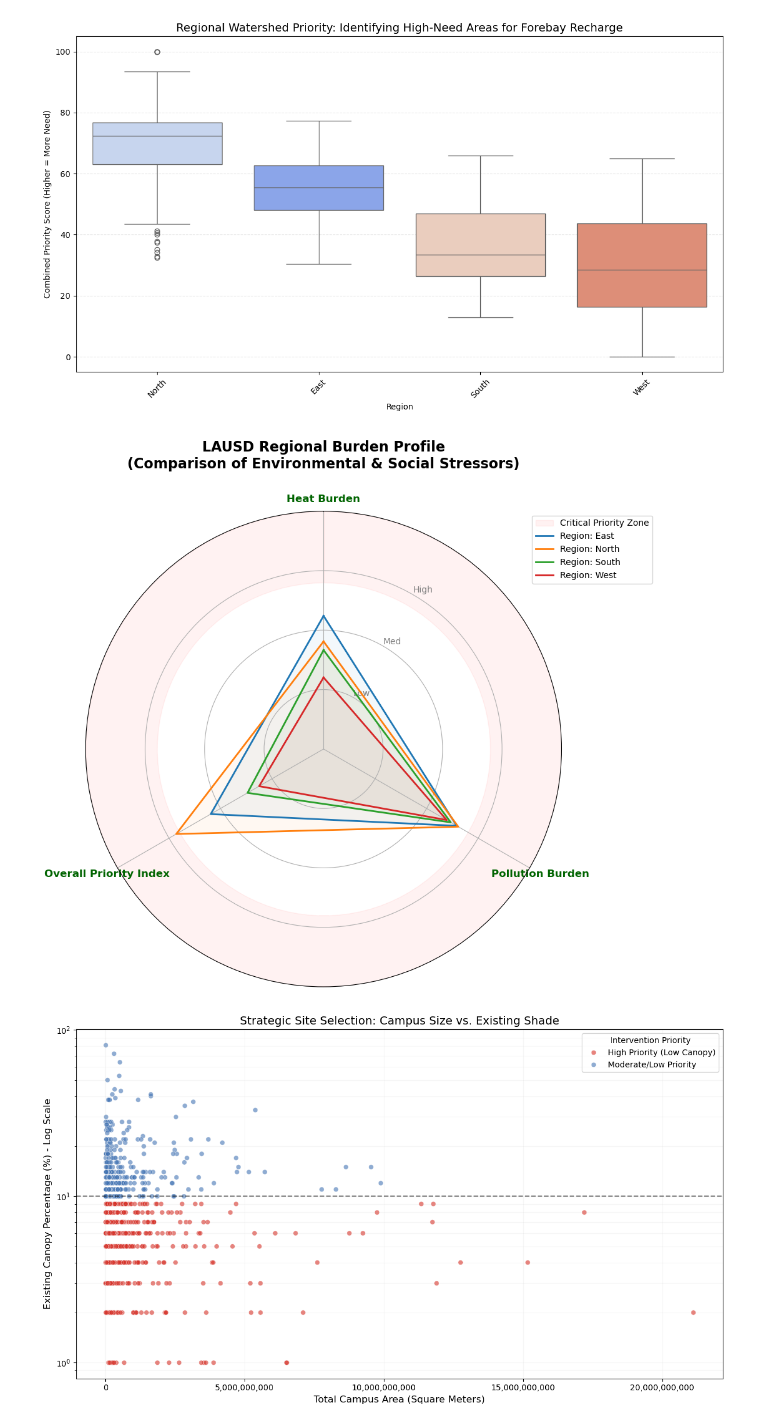
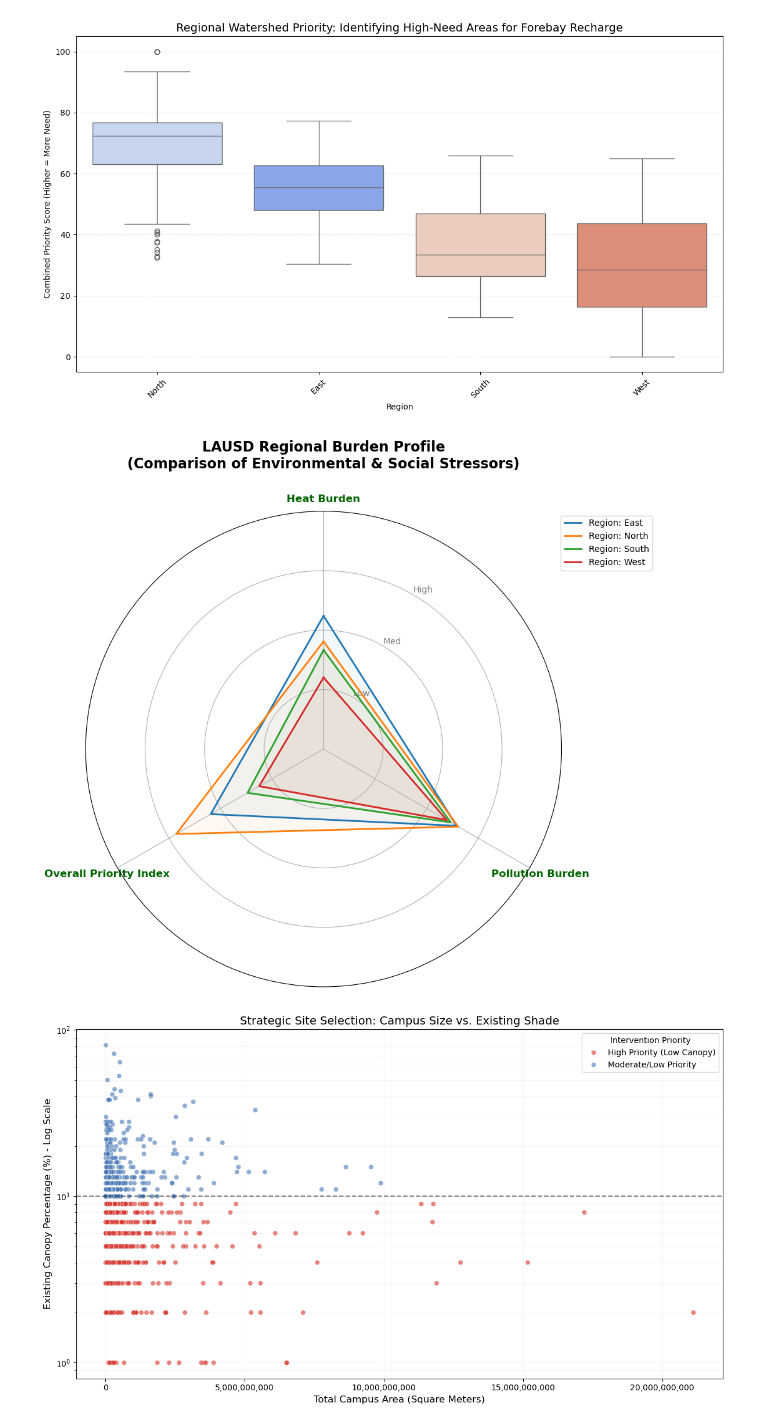
Before and after one commit to nouhy01/CWH-UCLA-Project, a Jupyter notebook: Figures/Plots_For_Project.ipynb, the cells around one changed output. Drawn from its saved outputs; the diff is of its cells as text; code cells hidden in the pictures.

```diff
--- a/Figures/Plots_For_Project.ipynb
+++ b/Figures/Plots_For_Project.ipynb
@@ -85,38 +85,34 @@ try:
     ax.set_theta_offset(np.pi / 2)
     ax.set_theta_direction(-1)
 
     # Label the spokes
     plt.xticks(angles[:-1], categories, color='darkgreen', size=12, fontweight='bold')
 
-    # Add a "Danger Zone" background fill
-    # This colors the 70-100% range light red to indicate critical priority
-    ax.fill_between(np.linspace(0, 2*np.pi, 100), 70, 100, color='red', alpha=0.05, label='Critical Priority Zone')
-
     # 5. PLOT EACH REGION
     for region in df_regional.index:
         values = df_regional.loc[region].values.flatten().tolist()
         values += values[:1]
 
         # Plot line
         line, = ax.plot(angles, values, linewidth=2, label=f"Region: {region}")
         # Fill area with very low alpha to keep it readable
         ax.fill(angles, values, alpha=0.05)
 
     # Labeling
     ax.set_rlabel_position(30)
     plt.yticks([25, 50, 75], ["Low", "Med", "High"], color="grey", size=10)
     plt.ylim(0, 100)
 
     plt.title('LAUSD Regional Burden Profile\n(Comparison of Environmental & Social Stressors)', size=16, y=1.08, fontweight='bold')
 
     plt.legend(loc='upper right', bbox_to_anchor=(1.2, 1.0))
     plt.tight_layout()
     plt.show()
 
 except Exception as e:
     print(f"Error: {e}")
 # %% [output]
-[figure, old version]
+[figure, new version]
 # %%
 import pandas as pd
 import seaborn as sns
```
